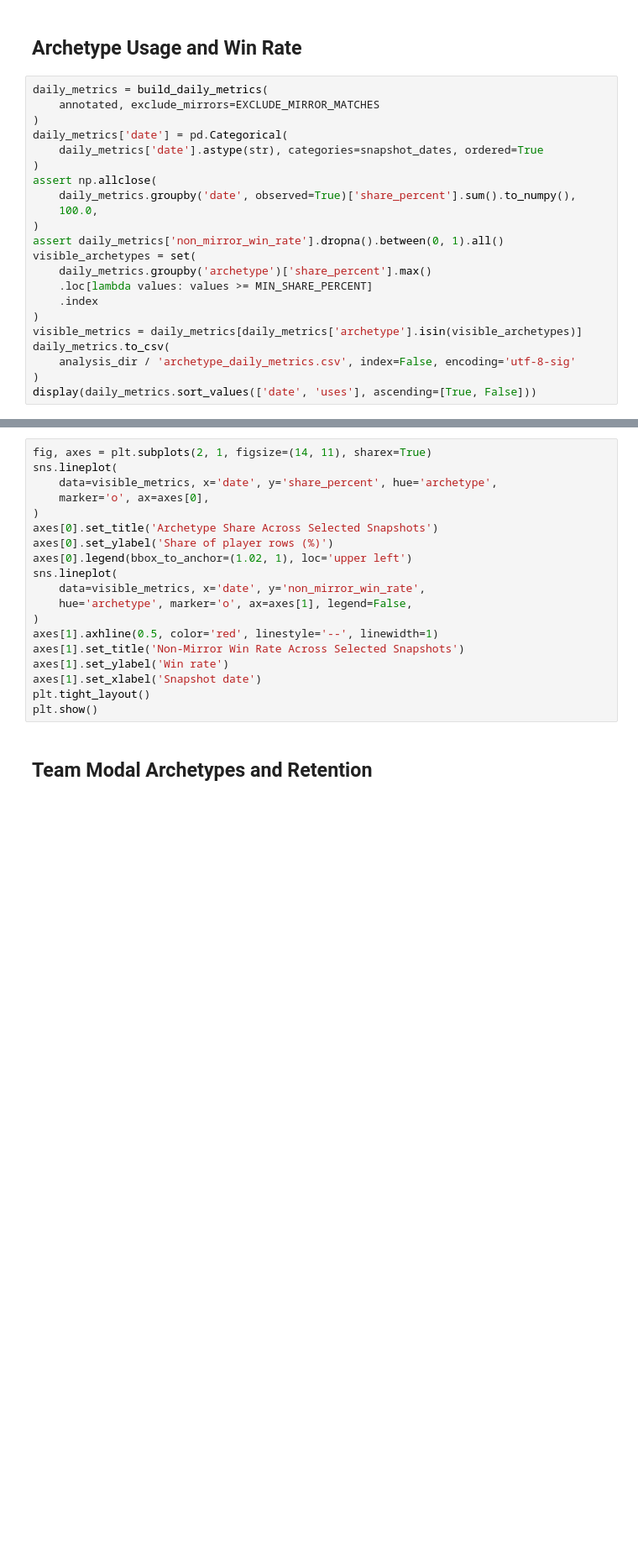
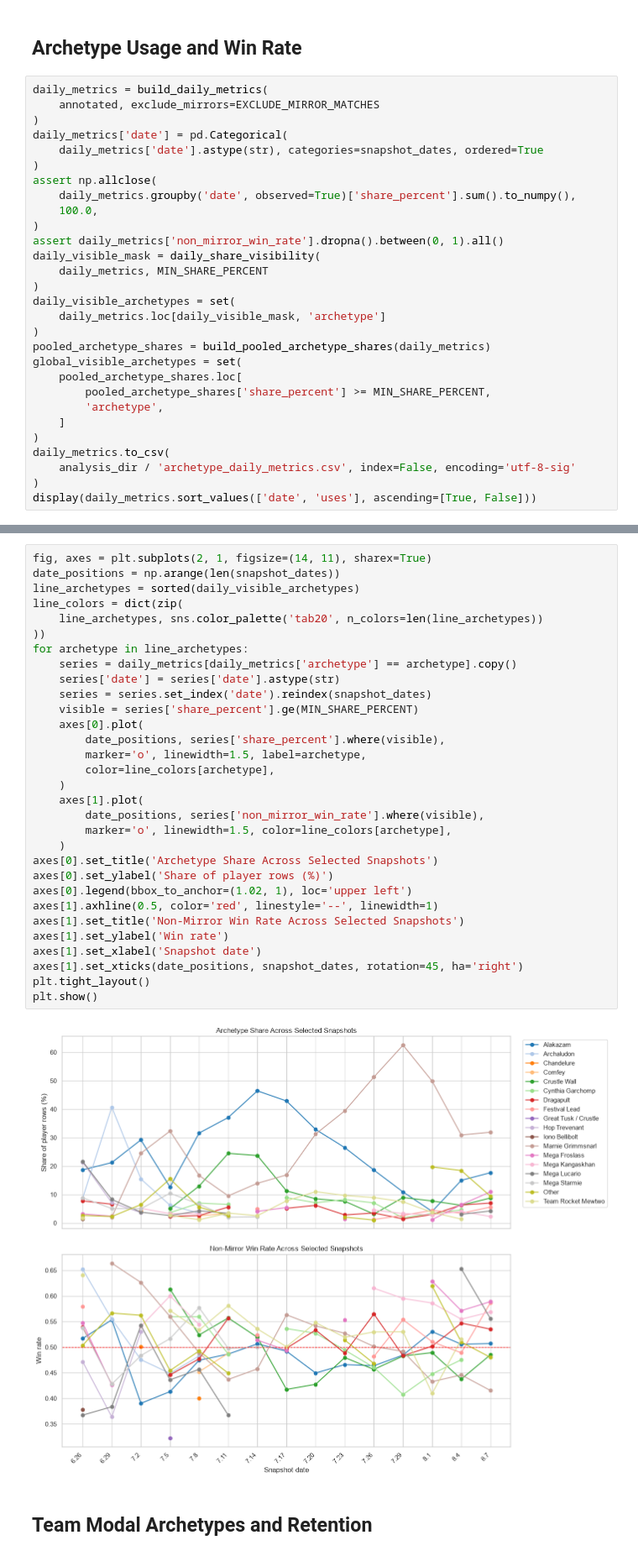
Before and after one commit to Forrest-xlz/PTCG-kaggle, a Jupyter notebook: imitation_learning/eda/deck_trend.ipynb, the cells around one changed output, grey strips where cells are left out. Shown at 84% size. Saved outputs shown, nothing was run; the diff lists cells and outputs as text; blank space fills up the shorter version.

```diff
--- a/imitation_learning/eda/deck_trend.ipynb
+++ b/imitation_learning/eda/deck_trend.ipynb
@@ -174,12 +222,19 @@ assert np.allclose(
     100.0,
 )
 assert daily_metrics['non_mirror_win_rate'].dropna().between(0, 1).all()
-visible_archetypes = set(
-    daily_metrics.groupby('archetype')['share_percent'].max()
-    .loc[lambda values: values >= MIN_SHARE_PERCENT]
-    .index
+daily_visible_mask = daily_share_visibility(
+    daily_metrics, MIN_SHARE_PERCENT
 )
-visible_metrics = daily_metrics[daily_metrics['archetype'].isin(visible_archetypes)]
+daily_visible_archetypes = set(
+    daily_metrics.loc[daily_visible_mask, 'archetype']
+)
+pooled_archetype_shares = build_pooled_archetype_shares(daily_metrics)
+global_visible_archetypes = set(
+    pooled_archetype_shares.loc[
+        pooled_archetype_shares['share_percent'] >= MIN_SHARE_PERCENT,
+        'archetype',
+    ]
+)
 daily_metrics.to_csv(
     analysis_dir / 'archetype_daily_metrics.csv', index=False, encoding='utf-8-sig'
 )
@@ -187,22 +256,36 @@ display(daily_metrics.sort_values(['date', 'uses'], ascending=[True, False]))
 # %%
 fig, axes = plt.subplots(2, 1, figsize=(14, 11), sharex=True)
-sns.lineplot(
-    data=visible_metrics, x='date', y='share_percent', hue='archetype',
-    marker='o', ax=axes[0],
-)
+date_positions = np.arange(len(snapshot_dates))
+line_archetypes = sorted(daily_visible_archetypes)
+line_colors = dict(zip(
+    line_archetypes, sns.color_palette('tab20', n_colors=len(line_archetypes))
+))
+for archetype in line_archetypes:
+    series = daily_metrics[daily_metrics['archetype'] == archetype].copy()
+    series['date'] = series['date'].astype(str)
+    series = series.set_index('date').reindex(snapshot_dates)
+    visible = series['share_percent'].ge(MIN_SHARE_PERCENT)
+    axes[0].plot(
+        date_positions, series['share_percent'].where(visible),
+        marker='o', linewidth=1.5, label=archetype,
+        color=line_colors[archetype],
+    )
+    axes[1].plot(
+        date_positions, series['non_mirror_win_rate'].where(visible),
+        marker='o', linewidth=1.5, color=line_colors[archetype],
+    )
 axes[0].set_title('Archetype Share Across Selected Snapshots')
 axes[0].set_ylabel('Share of player rows (%)')
 axes[0].legend(bbox_to_anchor=(1.02, 1), loc='upper left')
-sns.lineplot(
-    data=visible_metrics, x='date', y='non_mirror_win_rate',
-    hue='archetype', marker='o', ax=axes[1], legend=False,
-)
 axes[1].axhline(0.5, color='red', linestyle='--', linewidth=1)
 axes[1].set_title('Non-Mirror Win Rate Across Selected Snapshots')
 axes[1].set_ylabel('Win rate')
 axes[1].set_xlabel('Snapshot date')
+axes[1].set_xticks(date_positions, snapshot_dates, rotation=45, ha='right')
 plt.tight_layout()
 plt.show()
+# %% [output]
+[figure, added]
 # %% [markdown]
 ## Team Modal Archetypes and Retention
 # %%
```
Also changed, not shown: parts of 10 cells of this notebook, 6 other files.
